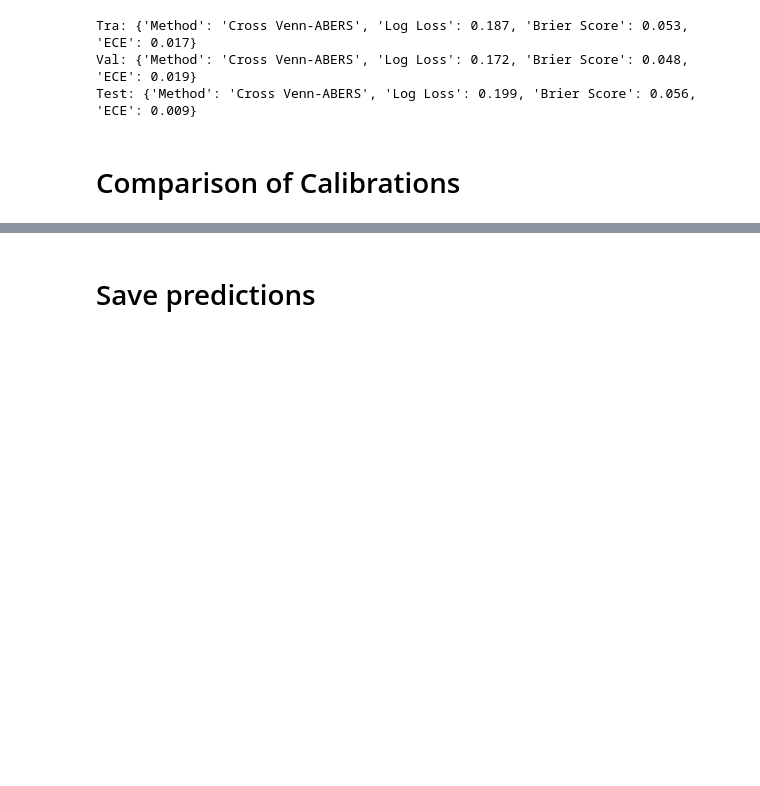
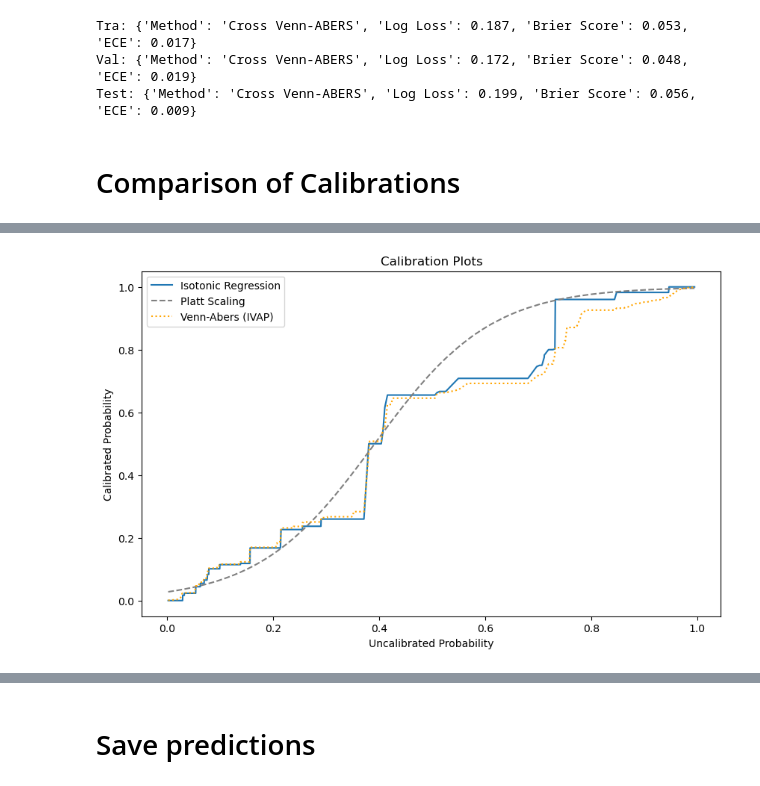
Before and after one commit to sandrokhizanishvili/Credit-Risk-Model-Calibration, a Jupyter notebook: gbm.ipynb, the cells around one changed output, grey strips where cells are left out. Drawn from its saved outputs; the diff is of its cells as text; code cells hidden in the pictures; blank space fills up the shorter version.

```diff
--- a/gbm.ipynb
+++ b/gbm.ipynb
@@ -406,0 +496,45 @@ Calibration Performance (Test Set):
+# %%
+prob_val = pd.DataFrame({
+    "ID": df_va[ID_COL],
+    "Raw (Uncalibrated)": proba_va,
+    "Platt Scaling": proba_va_platt,
+    "Isotonic Regression": proba_va_iso,
+    "Venn-Abers (IVAP)": proba_val_iva,
+    "Venn-Abers (CVAP)": proba_val_cva,
+    "loan_status": y_va
+})
+
+prob_test = pd.DataFrame({
+    "ID": df_te[ID_COL],
+    "Raw (Uncalibrated)": proba_te,
+    "Platt Scaling": proba_te_platt,
+    "Isotonic Regression": proba_te_iso,
+    "Venn-Abers (IVAP)": proba_te_iva,
+    "Venn-Abers (CVAP)": proba_te_cva,
+    "loan_status": y_te
+})
+# %%
+# prob_test['raw_bin'] = pd.cut(prob_test['Raw (Uncalibrated)'], bins=[-0.01, .1, .2, .3, .4, .5, .6, .7, .8, .9, 1.01], labels=False)
+# prob_test['iso_bin'] = pd.cut(prob_test['Isotonic Regression'], bins=[-0.01, .1, .2, .3, .4, .5, .6, .7, .8, .9, 1.01], labels=False)
+# prob_test['platt_bin'] = pd.cut(prob_test['Platt Scaling'], bins=[-0.01, .1, .2, .3, .4, .5, .6, .7, .8, .9, 1.01], labels=False)
+# prob_test['ivap_bin'] = pd.cut(prob_test['Venn-Abers (IVAP)'], bins=[-0.01, .1, .2, .3, .4, .5, .6, .7, .8, .9, 1.01], labels=False)
+# prob_test['cvap_bin'] = pd.cut(prob_test['Venn-Abers (CVAP)'], bins=[-0.01, .1, .2, .3, .4, .5, .6, .7, .8, .9, 1.01], labels=False)
+
+prob_test['raw_bin'] = pd.qcut(prob_test['Raw (Uncalibrated)'], q=10, labels=False, duplicates='drop')
+prob_test['iso_bin'] = pd.qcut(prob_test['Isotonic Regression'], q=10, labels=False, duplicates='drop')
+prob_test['platt_bin'] = pd.qcut(prob_test['Platt Scaling'], q=10, labels=False, duplicates='drop')
+prob_test['ivap_bin'] = pd.qcut(prob_test['Venn-Abers (IVAP)'], q=10, labels=False, duplicates='drop')
+prob_test['cvap_bin'] = pd.qcut(prob_test['Venn-Abers (CVAP)'], q=10, labels=False, duplicates='drop')
+# %%
+plt.figure(figsize=(10, 6))
+plt.plot(prob_test.sort_values('Raw (Uncalibrated)')['Raw (Uncalibrated)'], prob_test.sort_values('Raw (Uncalibrated)')['Isotonic Regression'], label='Isotonic Regression')
+plt.plot(prob_test.sort_values('Raw (Uncalibrated)')['Raw (Uncalibrated)'], prob_test.sort_values('Raw (Uncalibrated)')['Platt Scaling'], linestyle='--', color='gray', label='Platt Scaling')
+plt.plot(prob_test.sort_values('Raw (Uncalibrated)')['Raw (Uncalibrated)'], prob_test.sort_values('Raw (Uncalibrated)')['Venn-Abers (IVAP)'], linestyle=':', color='orange', label='Venn-Abers (IVAP)')
+# plt.plot(prob_test.sort_values('Raw (Uncalibrated)')['Raw (Uncalibrated)'], prob_test.sort_values('Raw (Uncalibrated)')['Venn-Abers (CVAP)'], linestyle='-.', color='purple', label='Venn-Abers (CVAP)')
+plt.xlabel('Uncalibrated Probability')
+plt.ylabel('Calibrated Probability')
+plt.title('Calibration Plots')
+plt.legend()
+plt.show()
+# %% [output]
+[figure, added]
```
Also changed, not shown: parts of 12 cells of this notebook, 1 other file.
